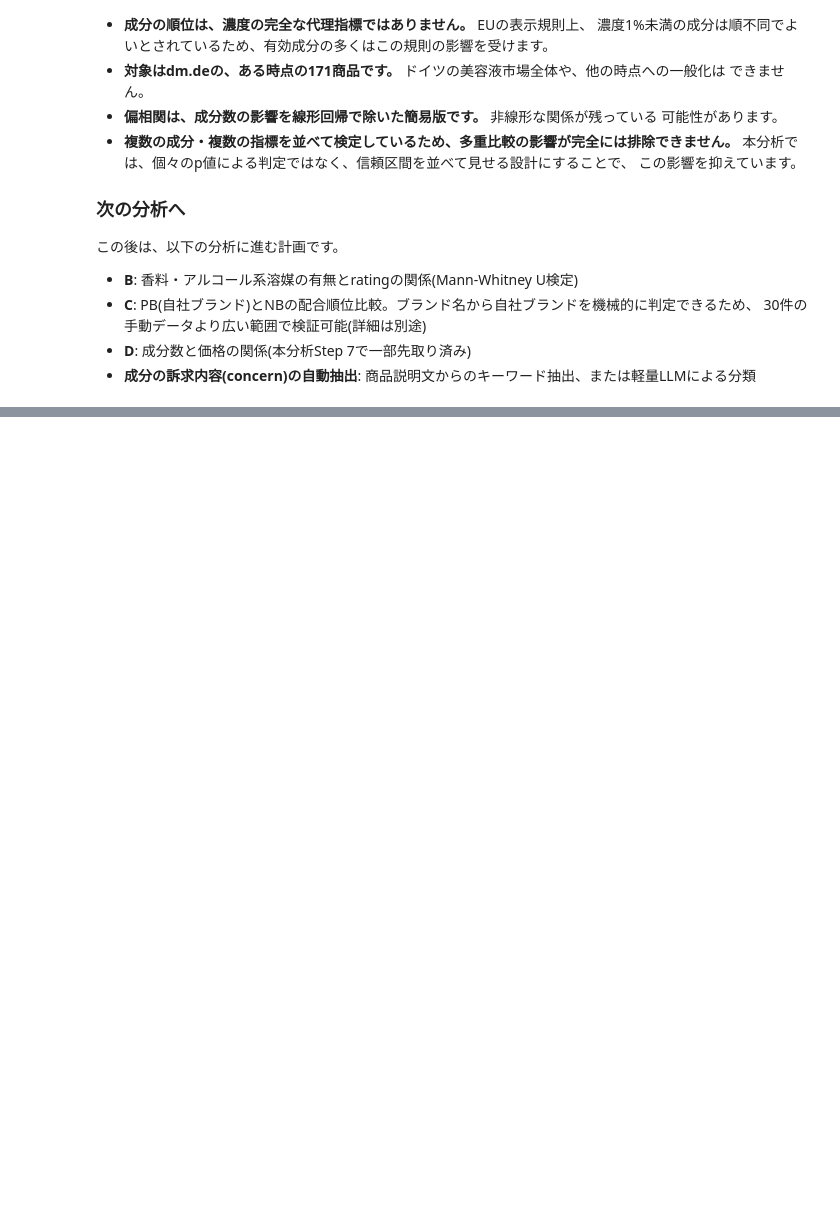
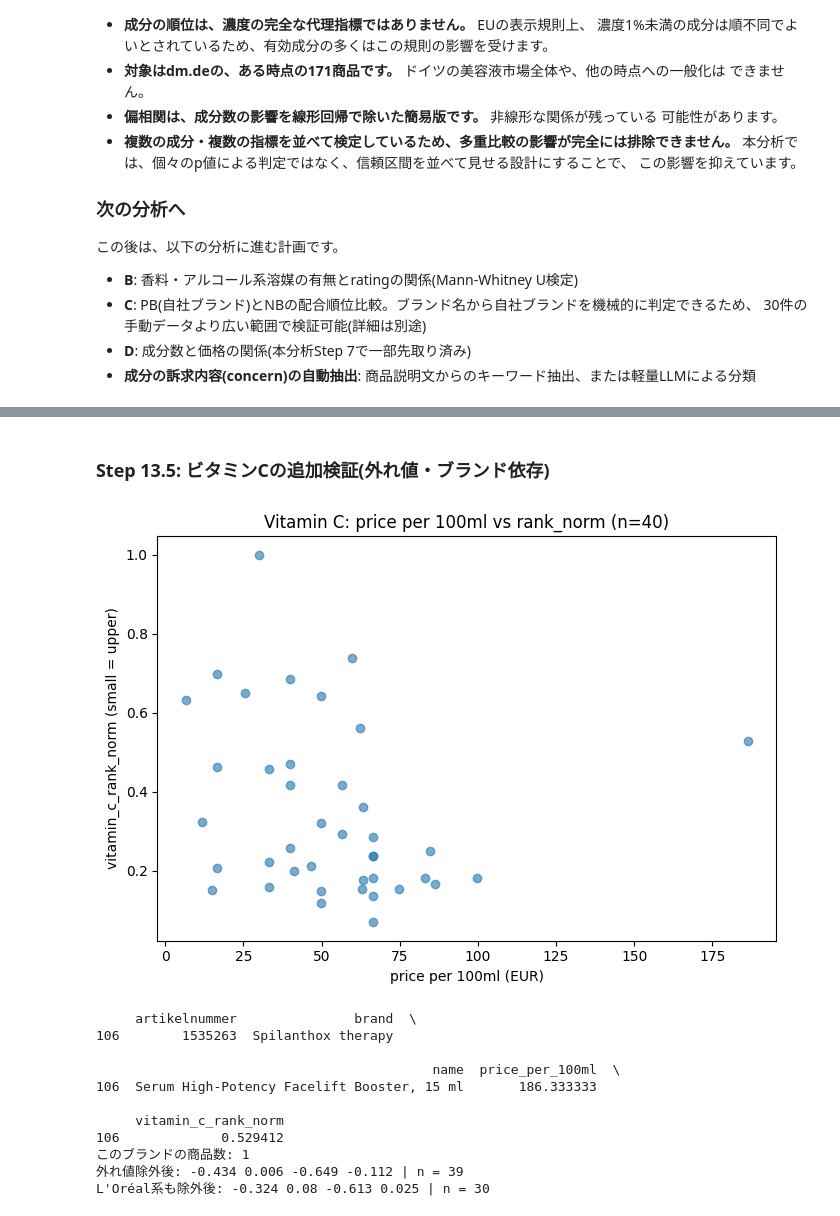
Before and after one commit to yuki-hogehoge/dm-skincare-analysis, a Jupyter notebook: analysis_A_ingredient_rank/analysis_A_ingredient_rank_vs_price.ipynb, the cells around one changed output, grey strips where cells are left out. Drawn from its saved outputs; the diff is of its cells as text; code cells hidden in the pictures; blank space fills up the shorter version.

```diff
--- a/analysis_A_ingredient_rank/analysis_A_ingredient_rank_vs_price.ipynb
+++ b/analysis_A_ingredient_rank/analysis_A_ingredient_rank_vs_price.ipynb
@@ -1126,0 +1292,20 @@ plt.show()
+# %%
+def corr_norm_p100(d, ing):
+    r, _ = spearmanr(d["price_per_100ml"], d[f"{ing}_rank_norm"])
+    return r
+
+def corr_partial_p100(d, ing):
+    return partial_spearman(d["price_per_100ml"], d[f"{ing}_rank"], d["ingredient_count"])
+
+rows2 = []
+for ing in actives + ["glycerin"]:
+    sub = df_a[(df_a[f"{ing}_present"] == 1) & (df_a["price_per_100ml"].notna())]
+    for func, name in [(corr_norm_p100, "rank_norm"), (corr_partial_p100, "partial_abs")]:
+        est = func(sub, ing)
+        lo, hi = cluster_boot_ing(sub, ing, func)
+        rows2.append({"ingredient": ing, "metric": name, "n": len(sub),
+                     "n_brands": sub["brand"].nunique(),
+                     "est": round(est, 3), "lo": round(lo, 3), "hi": round(hi, 3)})
+
+fp_per100ml = pd.DataFrame(rows2)
+print(fp_per100ml)
@@ -1126,0 +1360,44 @@ plt.show()
+# %% [markdown]
+### Step 13.5: ビタミンCの追加検証(外れ値・ブランド依存)
+# %%
+sub_vc = df_a[(df_a["vitamin_c_present"] == 1) & (df_a["price_per_100ml"].notna())]
+
+# 散布図で外れ値を確認
+plt.figure(figsize=(7, 5))
+plt.scatter(sub_vc["price_per_100ml"], sub_vc["vitamin_c_rank_norm"], alpha=0.6)
+plt.xlabel("price per 100ml (EUR)")
+plt.ylabel("vitamin_c_rank_norm (small = upper)")
+plt.title(f"Vitamin C: price per 100ml vs rank_norm (n={len(sub_vc)})")
+plt.tight_layout()
+plt.savefig("fig5_vitamin_c_per100ml.png", dpi=150)
+plt.show()
+
+# 1) 最高単価の外れ値(1商品のみの孤立ブランド)を除外
+outlier = sub_vc.nlargest(1, "price_per_100ml")
+print(outlier[["artikelnummer", "brand", "name", "price_per_100ml", "vitamin_c_rank_norm"]])
+print("このブランドの商品数:", (df_a["brand"] == outlier["brand"].iloc[0]).sum())
+
+sub_vc_no_outlier = sub_vc[sub_vc["price_per_100ml"] < 150]
+rho_excl, p_excl = spearmanr(sub_vc_no_outlier["price_per_100ml"], sub_vc_no_outlier["vitamin_c_rank_norm"])
+lo_excl, hi_excl = cluster_boot_ing(sub_vc_no_outlier, "vitamin_c", corr_norm_p100)
+print("外れ値除外後:", round(rho_excl, 3), round(p_excl, 3), round(lo_excl, 3), round(hi_excl, 3), "| n =", len(sub_vc_no_outlier))
+
+# 2) L'Oréal系(本体+REVITALIFT)も除外
+loreal_mask = sub_vc_no_outlier["brand"].str.contains("L'ORÉAL", na=False)
+sub_no_loreal = sub_vc_no_outlier[~loreal_mask]
+rho_nl, p_nl = spearmanr(sub_no_loreal["price_per_100ml"], sub_no_loreal["vitamin_c_rank_norm"])
+lo_nl, hi_nl = boot_spearman(sub_no_loreal["price_per_100ml"].values, sub_no_loreal["vitamin_c_rank_norm"].values)
+print("L'Oréal系も除外後:", round(rho_nl, 3), round(p_nl, 3), round(lo_nl, 3), round(hi_nl, 3), "| n =", len(sub_no_loreal))
+# %% [output]
+[figure, added]
+     artikelnummer               brand  \
+106        1535263  Spilanthox therapy
+
+                                           name  price_per_100ml  \
+106  Serum High-Potency Facelift Booster, 15 ml       186.333333
+
+     vitamin_c_rank_norm
+106             0.529412
+このブランドの商品数: 1
+外れ値除外後: -0.434 0.006 -0.649 -0.112 | n = 39
+L'Oréal系も除外後: -0.324 0.08 -0.613 0.025 | n = 30
```
Also changed, not shown: parts of 17 cells of this notebook.
